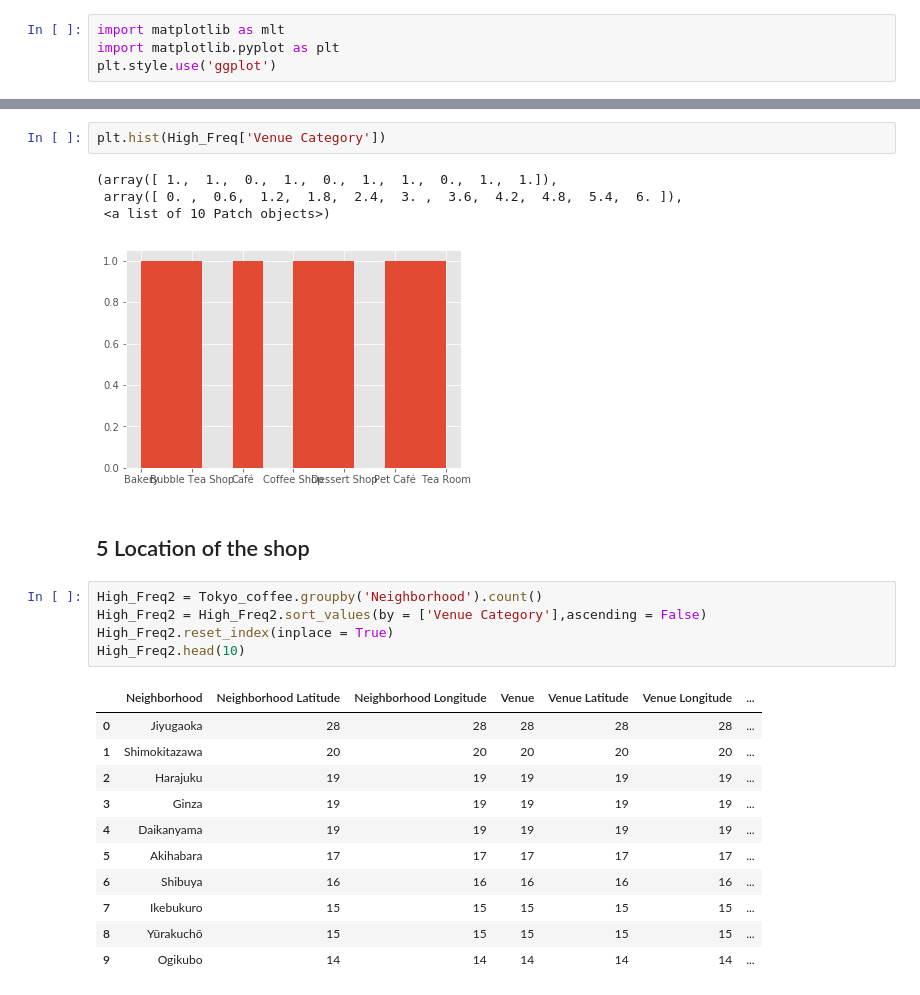
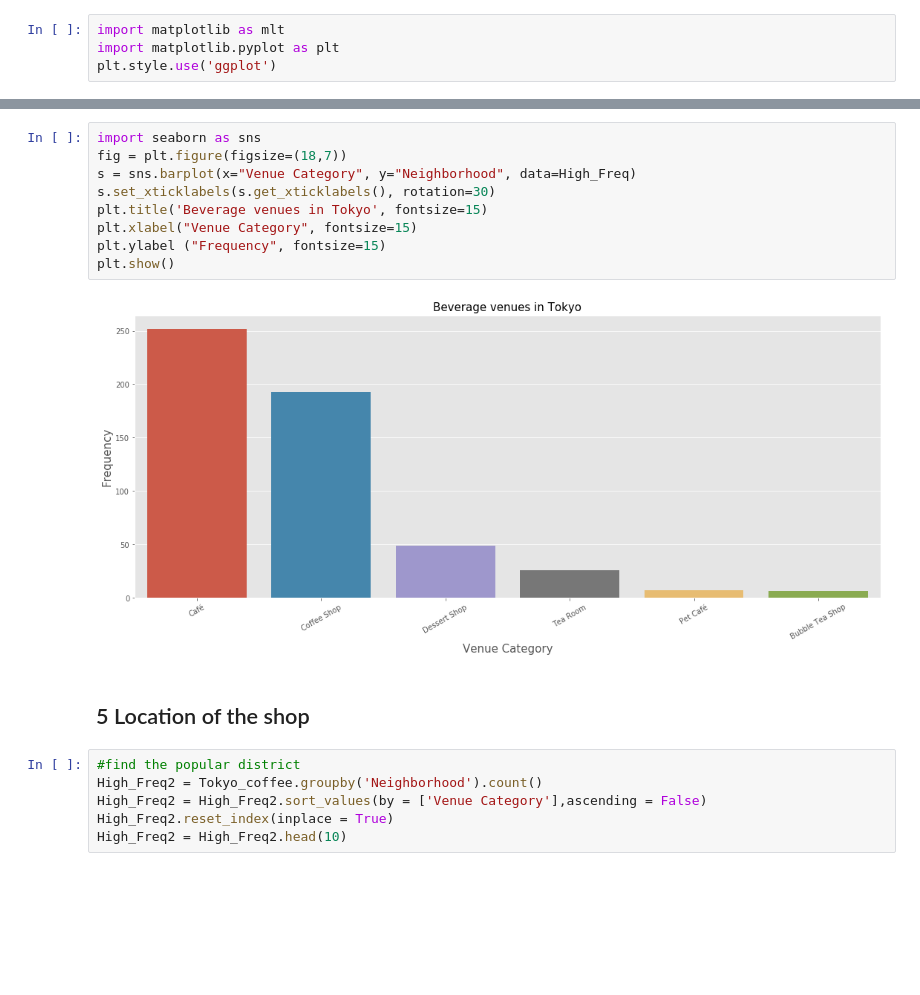
Before and after one commit to alin3045/github-example, a Jupyter notebook: Capstone Project.ipynb, the cells around one changed output, grey strips where cells are left out. Cells and saved outputs as stored; diff of their text form; blank space fills up the shorter version.

```diff
--- a/Capstone Project.ipynb
+++ b/Capstone Project.ipynb
@@ -283,26 +362,19 @@ High_Freq
-# %%
-plt.hist(High_Freq['Venue Category'])
-# %% [output]
-(array([ 1.,  1.,  0.,  1.,  0.,  1.,  1.,  0.,  1.,  1.]),
- array([ 0. ,  0.6,  1.2,  1.8,  2.4,  3. ,  3.6,  4.2,  4.8,  5.4,  6. ]),
- <a list of 10 Patch objects>)
-[figure, removed]
+# %%
+import seaborn as sns
+fig = plt.figure(figsize=(18,7))
+s = sns.barplot(x="Venue Category", y="Neighborhood", data=High_Freq)
+s.set_xticklabels(s.get_xticklabels(), rotation=30)
+plt.title('Beverage venues in Tokyo', fontsize=15)
+plt.xlabel("Venue Category", fontsize=15)
+plt.ylabel ("Frequency", fontsize=15)
+plt.show()
+# %% [output]
+[figure, added]
 # %% [markdown]
 ## 5 Location of the shop
 # %%
+#find the popular district
 High_Freq2 = Tokyo_coffee.groupby('Neighborhood').count()
 High_Freq2 = High_Freq2.sort_values(by = ['Venue Category'],ascending = False)
 High_Freq2.reset_index(inplace = True)
-High_Freq2.head(10)
+High_Freq2 = High_Freq2.head(10)
-# %% [output]
-|  | Neighborhood | Neighborhood Latitude | Neighborhood Longitude | Venue | Venue Latitude | Venue Longitude | ... |
-| 0 | Jiyugaoka | 28 | 28 | 28 | 28 | 28 | ... |
-| 1 | Shimokitazawa | 20 | 20 | 20 | 20 | 20 | ... |
-| 2 | Harajuku | 19 | 19 | 19 | 19 | 19 | ... |
-| 3 | Ginza | 19 | 19 | 19 | 19 | 19 | ... |
-| 4 | Daikanyama | 19 | 19 | 19 | 19 | 19 | ... |
-| 5 | Akihabara | 17 | 17 | 17 | 17 | 17 | ... |
-| 6 | Shibuya | 16 | 16 | 16 | 16 | 16 | ... |
-| 7 | Ikebukuro | 15 | 15 | 15 | 15 | 15 | ... |
-| 8 | Yūrakuchō | 15 | 15 | 15 | 15 | 15 | ... |
-| 9 | Ogikubo | 14 | 14 | 14 | 14 | 14 | ... |
```
Also changed, not shown: parts of 36 cells of this notebook.
